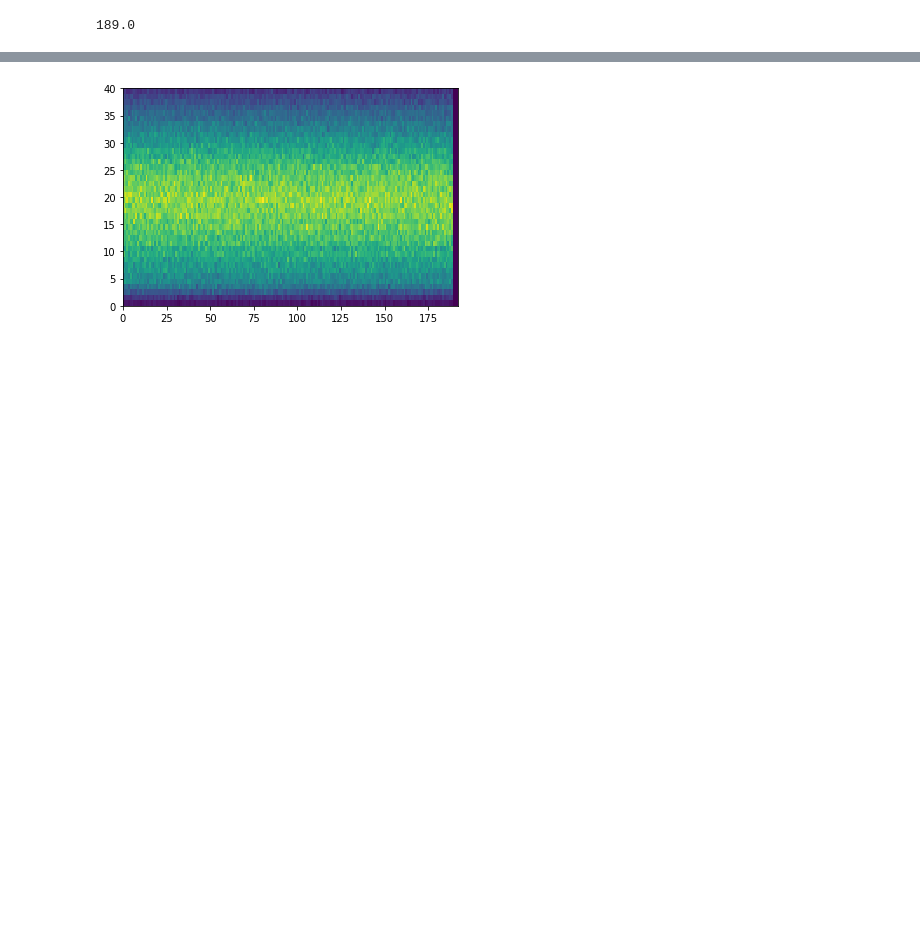
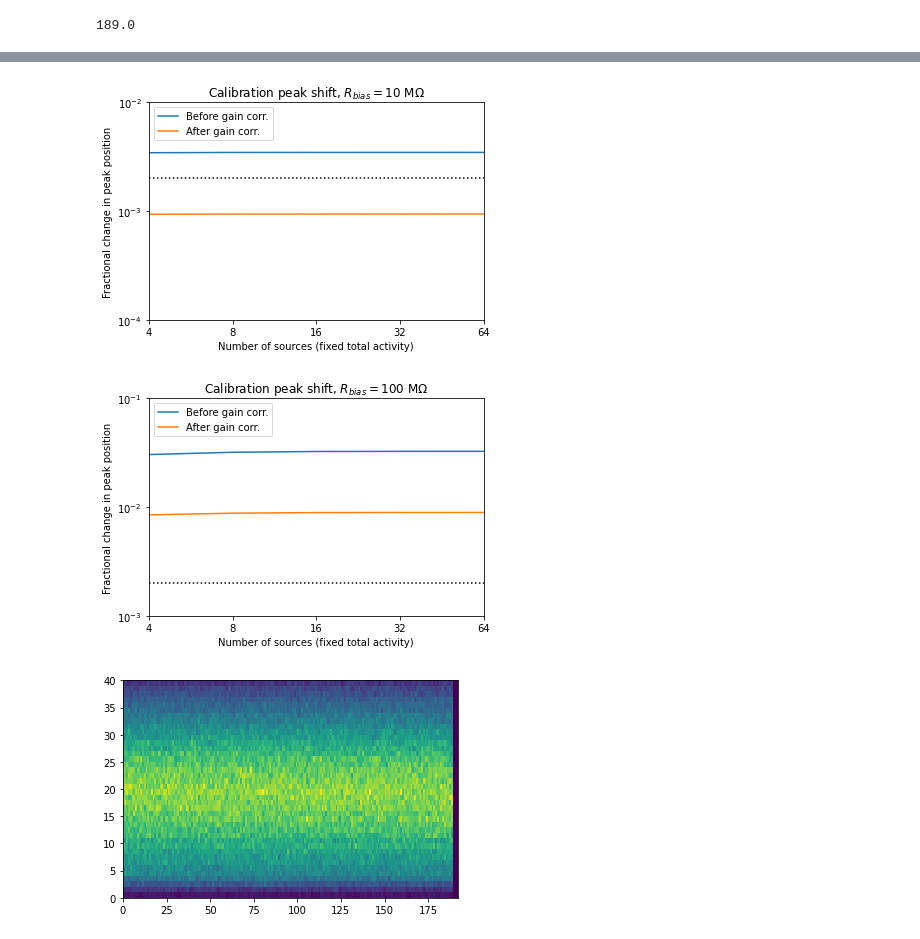
Before and after one commit to davemoore/analysis, a Jupyter notebook: plot_energy_recon.ipynb, the cells around one changed output, grey strips where cells are left out. Drawn from its saved outputs; the diff is of its cells as text; code cells hidden in the pictures; blank space fills up the shorter version.

```diff
--- a/plot_energy_recon.ipynb
+++ b/plot_energy_recon.ipynb
@@ -127,3 +183,40 @@ print(np.sum(event_dat))
+# %%
+## plot of peak shift versus num sources
+
+
+
+n_values = [4,8,16,32,64]
+
+corr_mat_gain = np.zeros((len(n_values),2))
+
+for r in [1e7, 1e8]:
+    plt.figure()
+    for i,n in enumerate(n_values):
+        corr_mat_gain[i,:] = calculate_energy_scale(hp, center_shape, r, n, make_plots=False)
+
+    plt.loglog(n_values, 1-corr_mat_gain[:,0], label="Before gain corr.")
+    plt.loglog(n_values, 1-corr_mat_gain[:,1], label="After gain corr.")
+
+    plt.gca().set_xticks(n_values)
+    plt.minorticks_off()
+    plt.gca().set_xticklabels(n_values)
+
+    plt.plot([4,64],[2e-3,2e-3], 'k:')
+    plt.xlim((4,64))
+    if(r == 1e8):
+        plt.ylim((1e-3,1e-1))
+    else:
+        plt.ylim((1e-4,1e-2))
+    plt.xlabel("Number of sources (fixed total activity)")
+    plt.ylabel("Fractional change in peak position")
+    plt.title("Calibration peak shift, $R_{bias} =%d$ M$\Omega$"%(r/1e6))
+    plt.legend(loc="upper left")
+    plt.savefig("shift_vs_num_source_rb_%1e.pdf"%r)
+
+plt.show()
+# %% [output]
+[figure, added]
+[figure, added]
 # %%
 plt.figure()
 plt.pcolormesh(center_shape)
```
Also changed, not shown: parts of 6 cells of this notebook.
